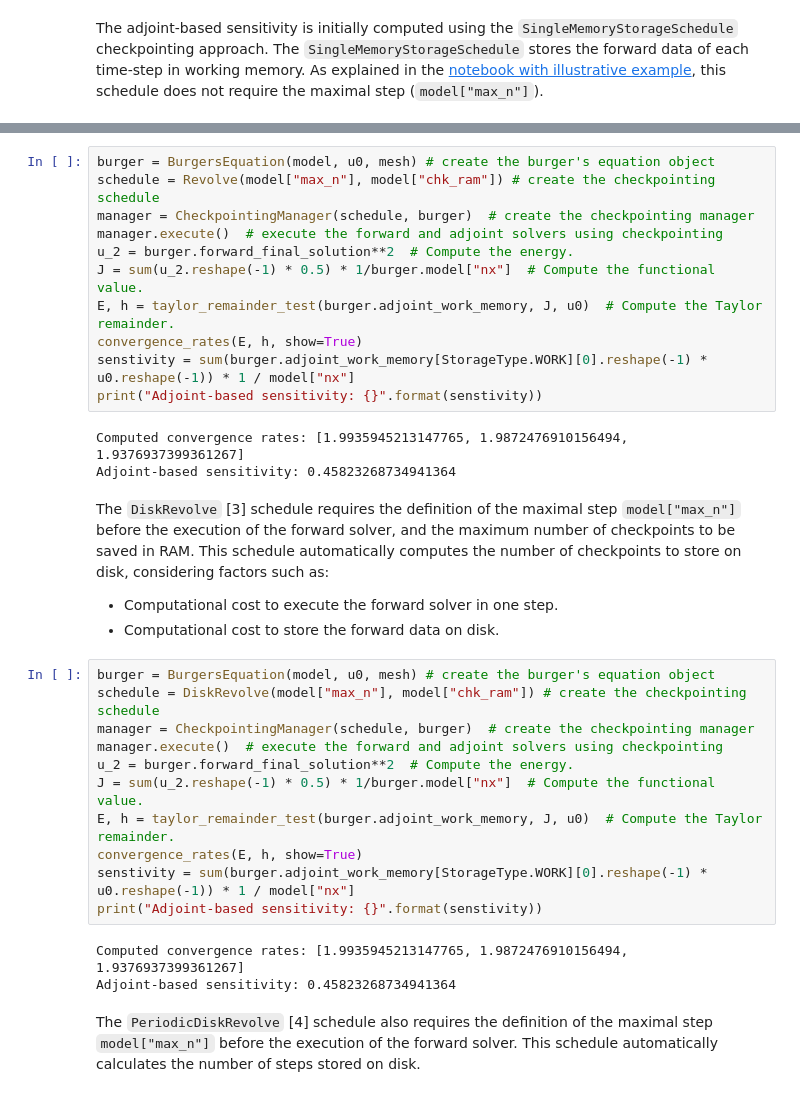
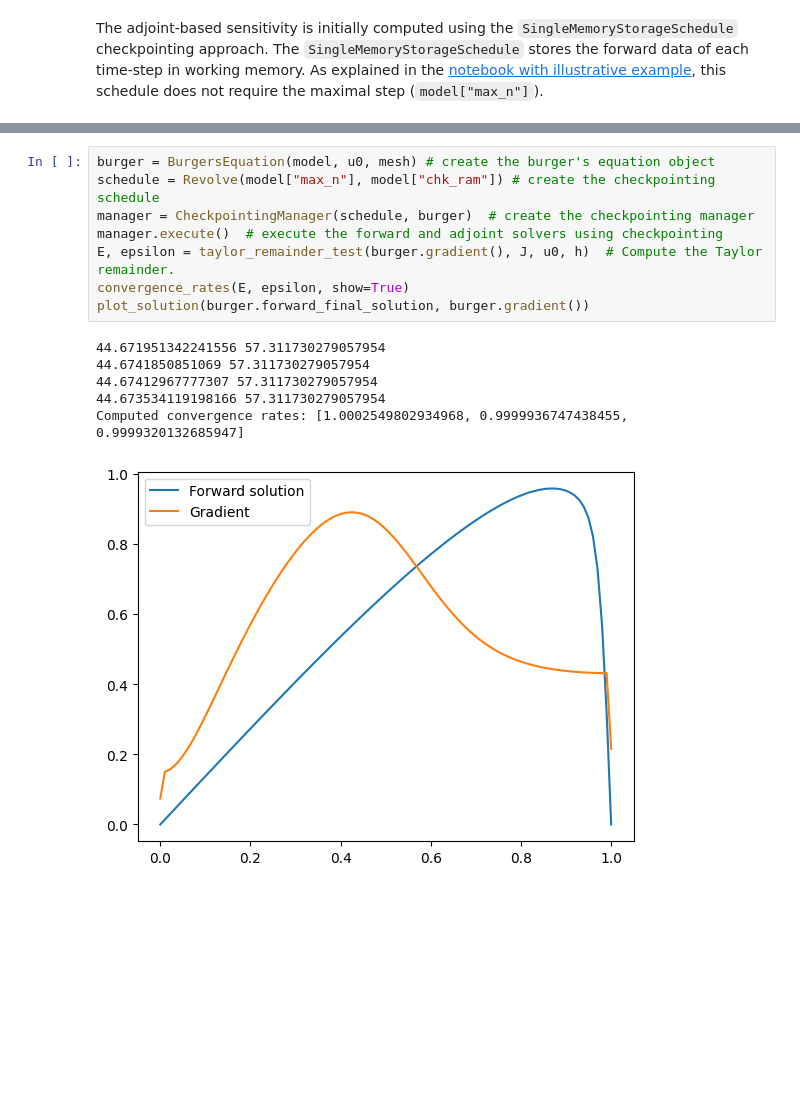
Before and after one commit to firedrakeproject/checkpoint_schedules, a Jupyter notebook: docs/notebooks/burger.ipynb, the cells around one changed output, grey strips where cells are left out. Cells and saved outputs as stored; diff of their text form; blank space fills up the shorter version.

```diff
--- a/docs/notebooks/burger.ipynb
+++ b/docs/notebooks/burger.ipynb
@@ -497,34 +492,15 @@ The following example uses the `Revolve` schedule [1]. The `Revolve` algorithm r
 # %%
 burger = BurgersEquation(model, u0, mesh) # create the burger's equation object
 schedule = Revolve(model["max_n"], model["chk_ram"]) # create the checkpointing schedule
 manager = CheckpointingManager(schedule, burger)  # create the checkpointing manager
 manager.execute()  # execute the forward and adjoint solvers using checkpointing
-u_2 = burger.forward_final_solution**2  # Compute the energy.
-J = sum(u_2.reshape(-1) * 0.5) * 1/burger.model["nx"]  # Compute the functional value.
-E, h = taylor_remainder_test(burger.adjoint_work_memory, J, u0)  # Compute the Taylor remainder.
-convergence_rates(E, h, show=True)
-senstivity = sum(burger.adjoint_work_memory[StorageType.WORK][0].reshape(-1) * u0.reshape(-1)) * 1 / model["nx"]
-print("Adjoint-based sensitivity: {}".format(senstivity))
+E, epsilon = taylor_remainder_test(burger.gradient(), J, u0, h)  # Compute the Taylor remainder.
+convergence_rates(E, epsilon, show=True)
+plot_solution(burger.forward_final_solution, burger.gradient())
 # %% [output]
-Computed convergence rates: [1.9935945213147765, 1.9872476910156494, 1.9376937399361267]
-Adjoint-based sensitivity: 0.45823268734941364
+44.671951342241556 57.311730279057954
+44.6741850851069 57.311730279057954
+44.67412967777307 57.311730279057954
+44.673534119198166 57.311730279057954
+Computed convergence rates: [1.0002549802934968, 0.9999936747438455, 0.9999320132685947]
+[figure, added]
-# %% [markdown]
-The `DiskRevolve` [3] schedule requires the definition of the maximal step `model["max_n"]` before the execution of the forward solver, and the maximum number of checkpoints to be saved in RAM. This schedule automatically computes the number of checkpoints to store on disk, considering factors such as:
-- Computational cost to execute the forward solver in one step.
-- Computational cost to store the forward data on disk.
-# %%
-burger = BurgersEquation(model, u0, mesh) # create the burger's equation object
-schedule = DiskRevolve(model["max_n"], model["chk_ram"]) # create the checkpointing schedule
-manager = CheckpointingManager(schedule, burger)  # create the checkpointing manager
-manager.execute()  # execute the forward and adjoint solvers using checkpointing
-u_2 = burger.forward_final_solution**2  # Compute the energy.
-J = sum(u_2.reshape(-1) * 0.5) * 1/burger.model["nx"]  # Compute the functional value.
-E, h = taylor_remainder_test(burger.adjoint_work_memory, J, u0)  # Compute the Taylor remainder.
-convergence_rates(E, h, show=True)
-senstivity = sum(burger.adjoint_work_memory[StorageType.WORK][0].reshape(-1) * u0.reshape(-1)) * 1 / model["nx"]
-print("Adjoint-based sensitivity: {}".format(senstivity))
-# %% [output]
-Computed convergence rates: [1.9935945213147765, 1.9872476910156494, 1.9376937399361267]
-Adjoint-based sensitivity: 0.45823268734941364
-# %% [markdown]
-The `PeriodicDiskRevolve` [4] schedule also requires the definition of the maximal step `model["max_n"]` before the execution of the forward solver. This schedule automatically calculates the number of steps stored on disk.
```
Also changed, not shown: parts of 28 cells of this notebook.
